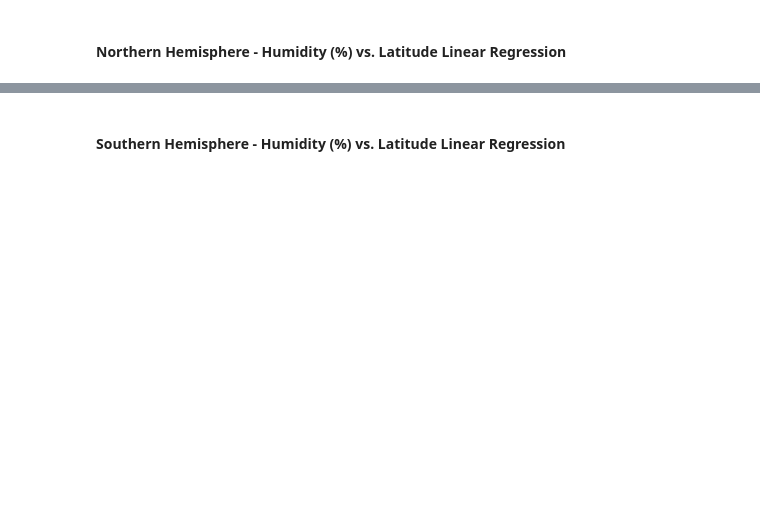
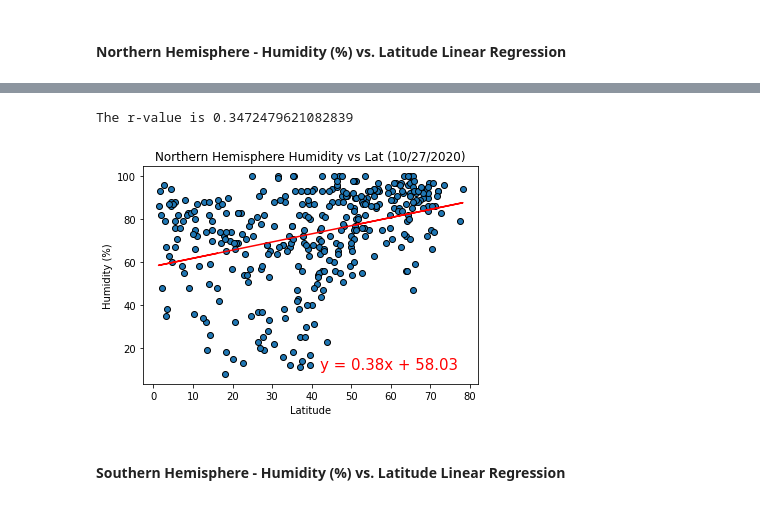
Before and after one commit to Blashford/Python-api-challenge, a Jupyter notebook: Weatherpy.ipynb, the cells around one changed output, grey strips where cells are left out. Cells and saved outputs as stored; diff of their text form; code cells hidden in the pictures; blank space fills up the shorter version.

```diff
--- a/Weatherpy.ipynb
+++ b/Weatherpy.ipynb
@@ -258,2 +282,19 @@ The r-value is: 0.000543987878808455
+# %%
+northhum = north['Humidity']
+
+slope, intercept, rvalue, pvalue, stderr = linregress(northlat, northhum)
+regress = northlat * slope + intercept
+line_eq = "y = " + str(round(slope,2)) + "x + " + str(round(intercept,2))
+
+plt.scatter(northlat, northhum, edgecolors = 'black')
+plt.plot(northlat, regress, 'r-')
+plt.annotate(line_eq,(42,10), fontsize=15,color="red")
+plt.xlabel('Latitude')
+plt.ylabel('Humidity (%)')
+plt.title('Northern Hemisphere Humidity vs Lat (10/27/2020)')
+print(f'The r-value is {rvalue}')
+# %% [output]
+The r-value is 0.3472479621082839
+[figure, added]
 # %% [markdown]
 ####  Southern Hemisphere - Humidity (%) vs. Latitude Linear Regression
```
Also changed, not shown: parts of 16 cells of this notebook.
